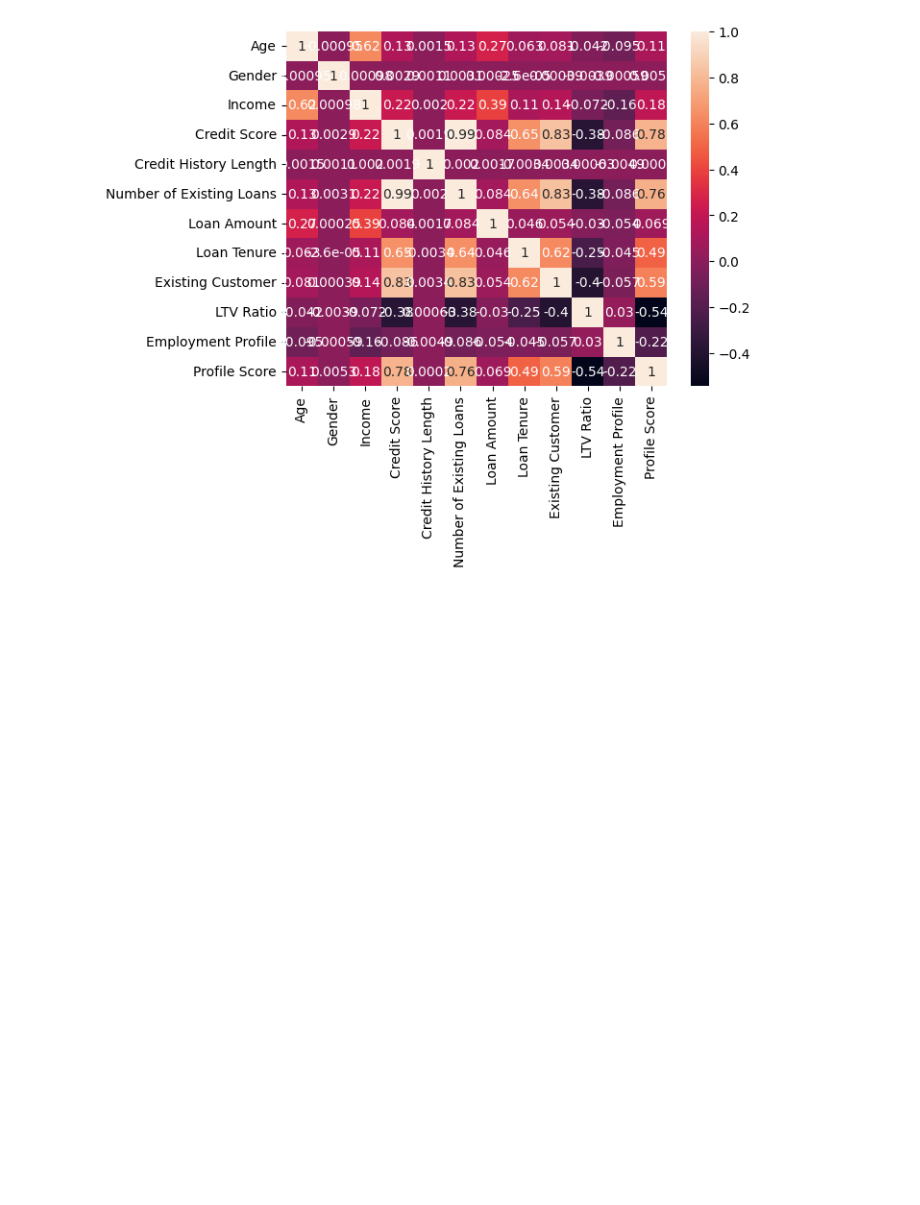
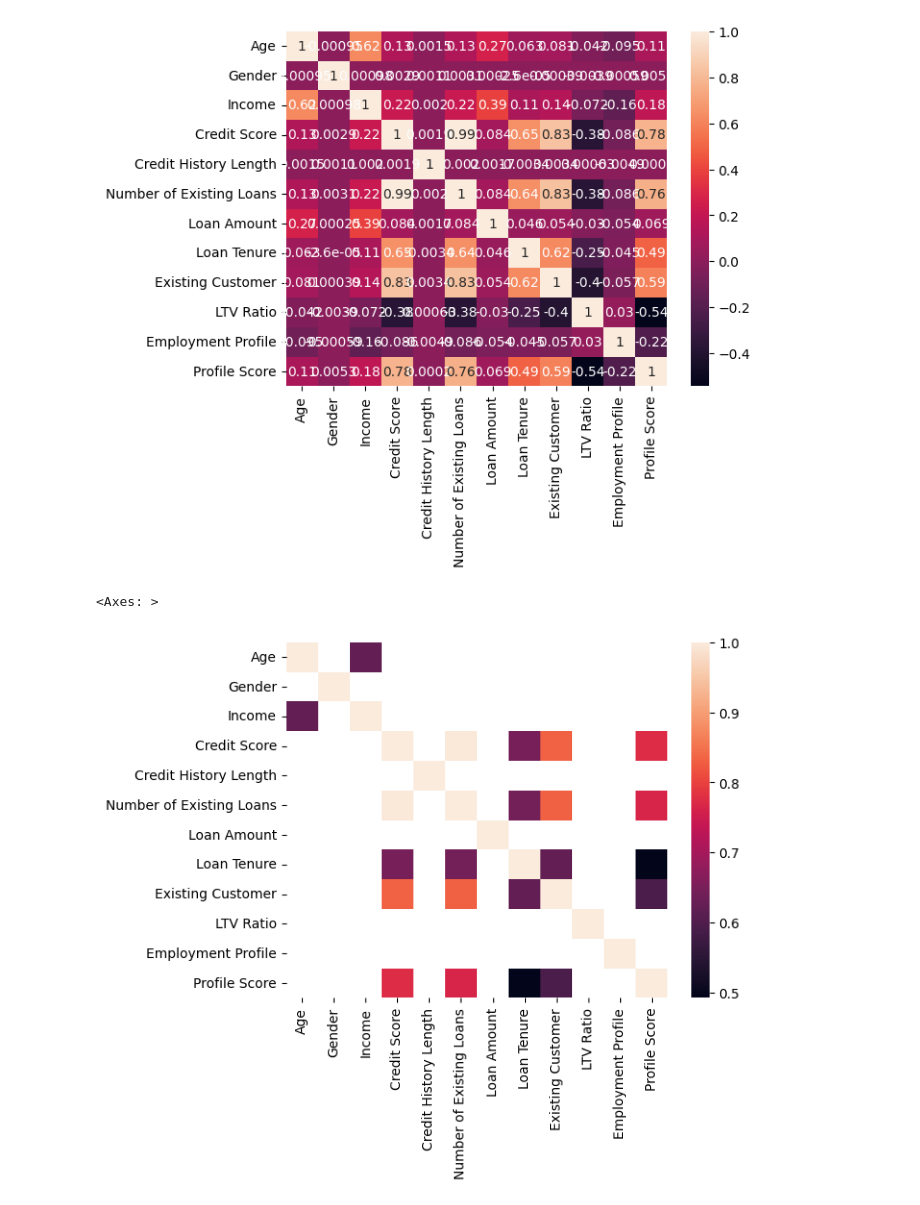
Before and after one commit to saptarshipal1/Two_wheeler_loan, a Jupyter notebook: Two_wheeler_loan.ipynb, the cells around one changed output. Saved outputs shown, nothing was run; the diff lists cells and outputs as text; code cells hidden in the pictures; blank space fills up the shorter version.

```diff
--- a/Two_wheeler_loan.ipynb
+++ b/Two_wheeler_loan.ipynb
@@ -155,3 +155,8 @@ sns.heatmap(df1.corr(), annot =True)
 plt.show()
 # %% [output]
 [figure]
+# %%
+sns.heatmap(df1.corr()[df1.corr()>0.4])
+# %% [output]
+<Axes: >
+[figure, added]
```
Also changed, not shown: parts of 3 cells of this notebook, 2 other files.
